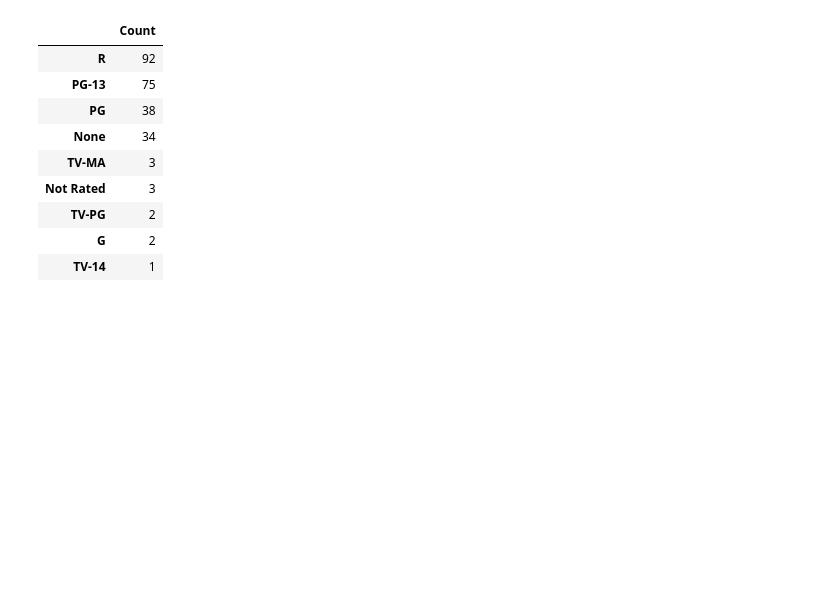
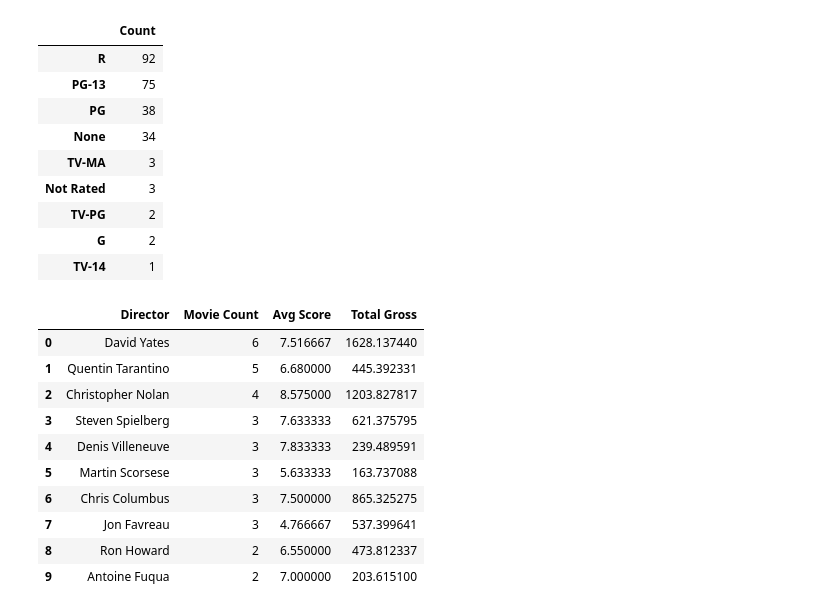
Before and after one commit to qh2197/XueBa-tools-project, a Jupyter notebook: Xueba Project.ipynb, the cells around one changed output. Saved outputs shown, nothing was run; the diff lists cells and outputs as text; code cells hidden in the pictures; blank space fills up the shorter version.

Commit message:
draw table of director csv

```diff
--- a/Xueba Project.ipynb
+++ b/Xueba Project.ipynb
@@ -272,3 +272,18 @@ def getDirectorDf(directorList, moviecountList, Dataframe):
         LoL.append(rowList)
     directorDf = pd.DataFrame(LoL, columns = ['Director','Movie Count','Avg Score','Total Gross'])
     return directorDf
+# %%
+director_Dataframe = getDirectorDf(top_Director, directorMovieCount, Dataframe)
+director_Dataframe # table of director
+# %% [output]
+|  | Director | Movie Count | Avg Score | Total Gross |
+| 0 | David Yates | 6 | 7.516667 | 1628.137440 |
+| 1 | Quentin Tarantino | 5 | 6.680000 | 445.392331 |
+| 2 | Christopher Nolan | 4 | 8.575000 | 1203.827817 |
+| 3 | Steven Spielberg | 3 | 7.633333 | 621.375795 |
+| 4 | Denis Villeneuve | 3 | 7.833333 | 239.489591 |
+| 5 | Martin Scorsese | 3 | 5.633333 | 163.737088 |
+| 6 | Chris Columbus | 3 | 7.500000 | 865.325275 |
+| 7 | Jon Favreau | 3 | 4.766667 | 537.399641 |
+| 8 | Ron Howard | 2 | 6.550000 | 473.812337 |
+| 9 | Antoine Fuqua | 2 | 7.000000 | 203.615100 |
```
